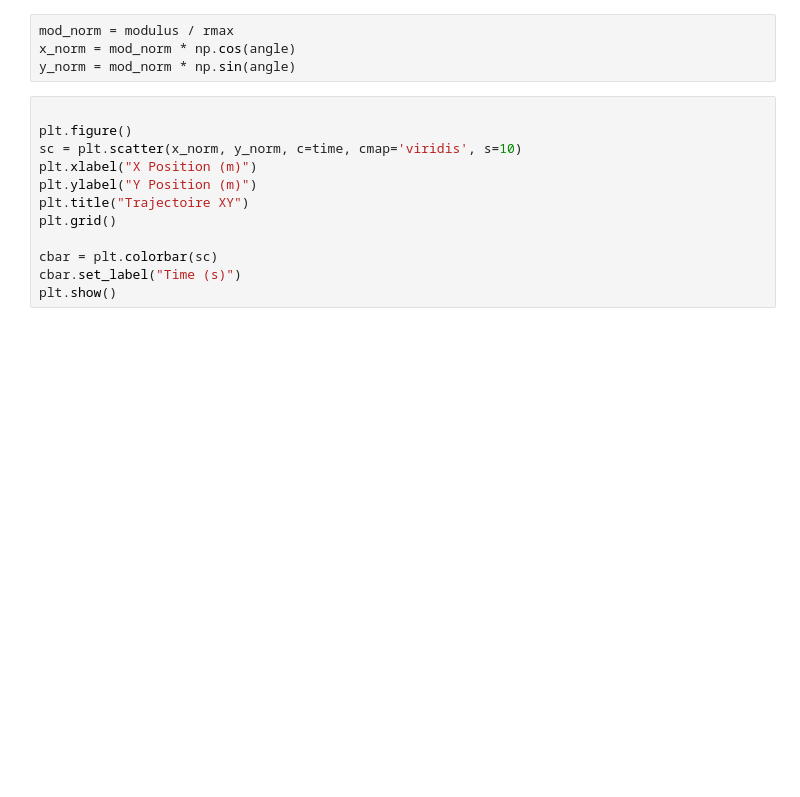
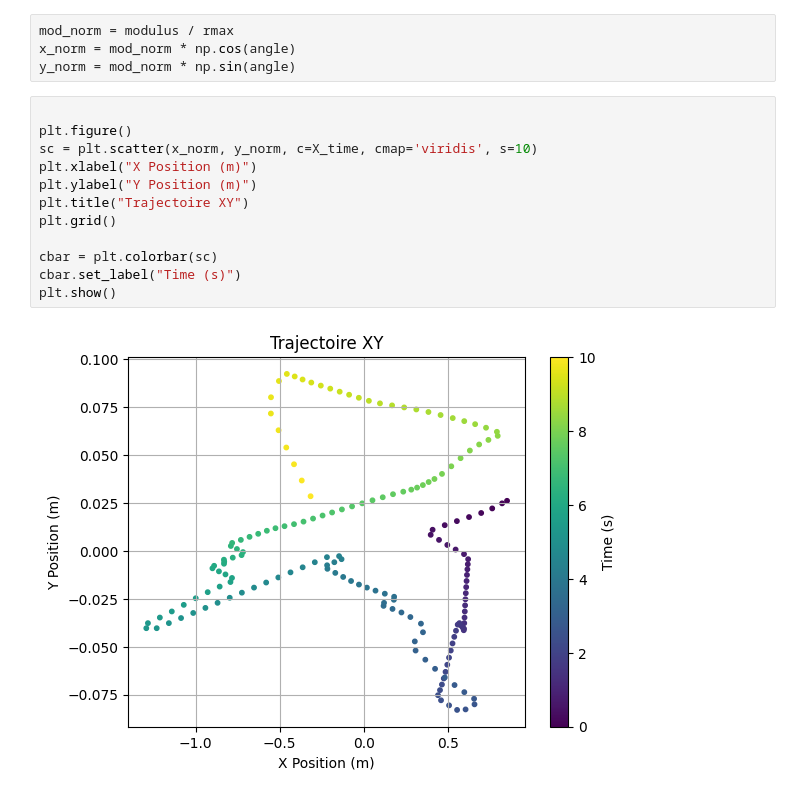
Before and after one commit to KellyLuo-O/stabilometry_project_2026, a Jupyter notebook: scripts/radar_stabilogram.ipynb, the cells around one changed output. Drawn from its saved outputs; the diff is of its cells as text; blank space fills up the shorter version.

```diff
--- a/scripts/radar_stabilogram.ipynb
+++ b/scripts/radar_stabilogram.ipynb
@@ -71,15 +72,17 @@ y_norm = mod_norm * np.sin(angle)
 # %%
 
 plt.figure()
-sc = plt.scatter(x_norm, y_norm, c=time, cmap='viridis', s=10)
+sc = plt.scatter(x_norm, y_norm, c=X_time, cmap='viridis', s=10)
 plt.xlabel("X Position (m)")
 plt.ylabel("Y Position (m)")
 plt.title("Trajectoire XY")
 plt.grid()
 
 cbar = plt.colorbar(sc)
 cbar.set_label("Time (s)")
 plt.show()
+# %% [output]
+[figure, added]
 # %%
 print("X mean:", np.mean(X_position))
 print("Y mean:", np.mean(Y_position))
```
Also changed, not shown: parts of 4 cells of this notebook, 11 other files.
